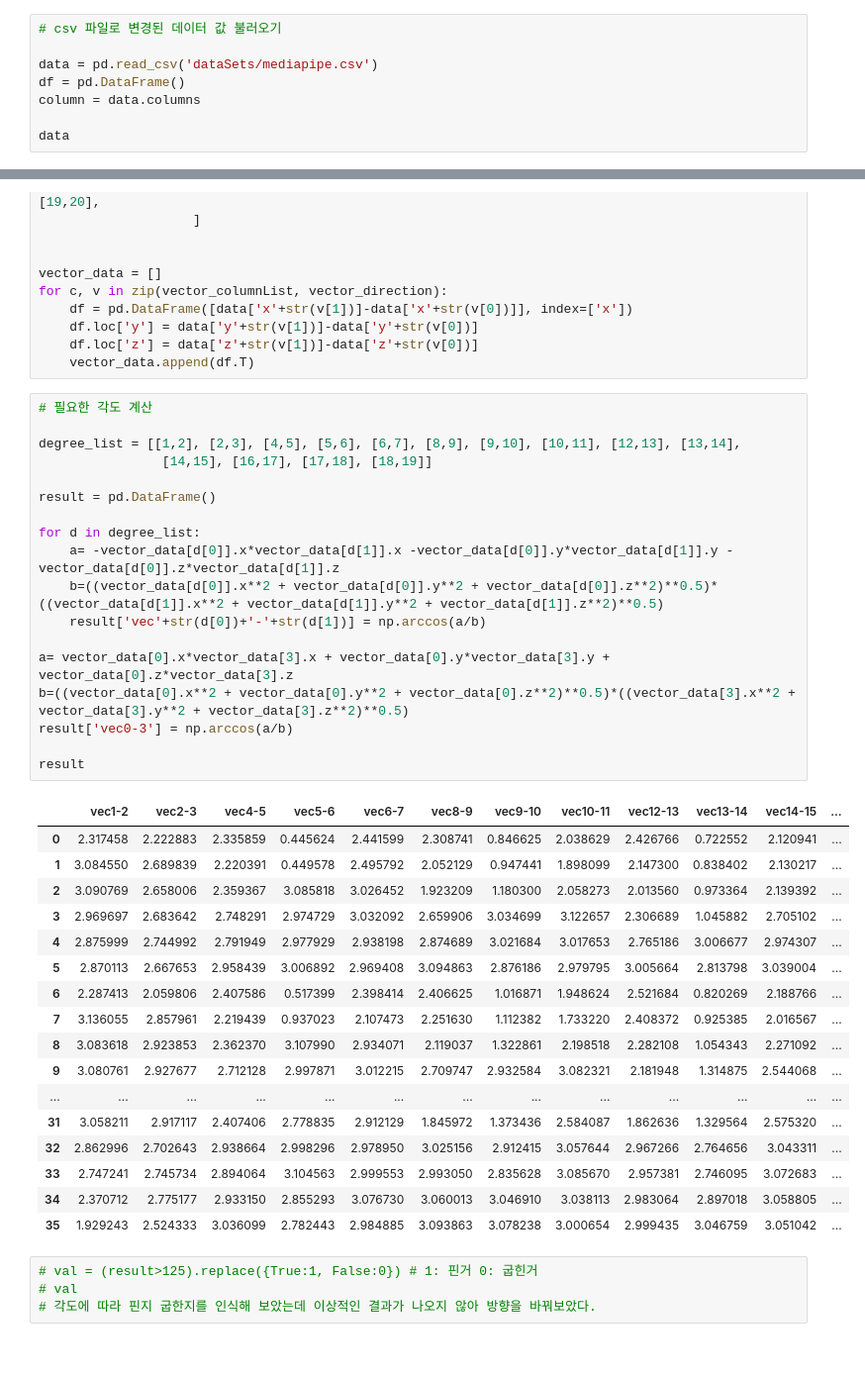
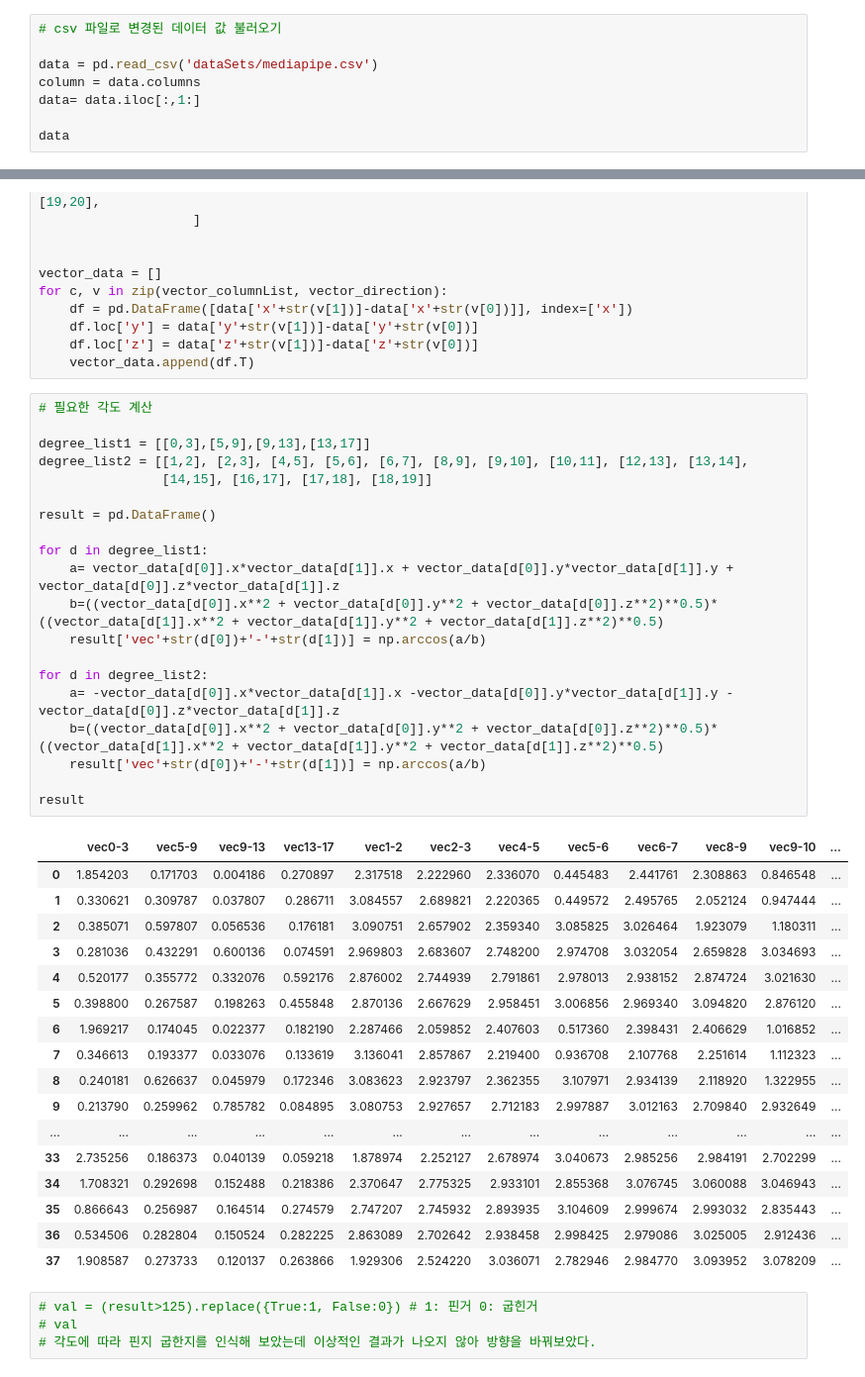
Before and after one commit to devwithpug/RandHand-Chat, a Jupyter notebook: handDetection/static_image/analysis2.ipynb, the cells around one changed output, grey strips where cells are left out. Shown at 99% size. Saved outputs shown, nothing was run; the diff lists cells and outputs as text.

```diff
--- a/handDetection/static_image/analysis2.ipynb
+++ b/handDetection/static_image/analysis2.ipynb
@@ -5,8 +5,8 @@ import pandas as pd
 # csv 파일로 변경된 데이터 값 불러오기
 
 data = pd.read_csv('dataSets/mediapipe.csv')
-df = pd.DataFrame()
 column = data.columns
+data= data.iloc[:,1:]
 
 data
 # %% [output]
@@ -52,39 +52,41 @@ for c, v in zip(vector_columnList, vector_direction):
 # %%
 # 필요한 각도 계산
 
-degree_list = [[1,2], [2,3], [4,5], [5,6], [6,7], [8,9], [9,10], [10,11], [12,13], [13,14],
+degree_list1 = [[0,3],[5,9],[9,13],[13,17]]
+degree_list2 = [[1,2], [2,3], [4,5], [5,6], [6,7], [8,9], [9,10], [10,11], [12,13], [13,14],
                 [14,15], [16,17], [17,18], [18,19]]
 
 result = pd.DataFrame()
 
-for d in degree_list:
+for d in degree_list1:
+    a= vector_data[d[0]].x*vector_data[d[1]].x + vector_data[d[0]].y*vector_data[d[1]].y + vector_data[d[0]].z*vector_data[d[1]].z
+    b=((vector_data[d[0]].x**2 + vector_data[d[0]].y**2 + vector_data[d[0]].z**2)**0.5)*((vector_data[d[1]].x**2 + vector_data[d[1]].y**2 + vector_data[d[1]].z**2)**0.5)
+    result['vec'+str(d[0])+'-'+str(d[1])] = np.arccos(a/b)
+
+for d in degree_list2:
     a= -vector_data[d[0]].x*vector_data[d[1]].x -vector_data[d[0]].y*vector_data[d[1]].y - vector_data[d[0]].z*vector_data[d[1]].z
     b=((vector_data[d[0]].x**2 + vector_data[d[0]].y**2 + vector_data[d[0]].z**2)**0.5)*((vector_data[d[1]].x**2 + vector_data[d[1]].y**2 + vector_data[d[1]].z**2)**0.5)
     result['vec'+str(d[0])+'-'+str(d[1])] = np.arccos(a/b)
 
-a= vector_data[0].x*vector_data[3].x + vector_data[0].y*vector_data[3].y + vector_data[0].z*vector_data[3].z
-b=((vector_data[0].x**2 + vector_data[0].y**2 + vector_data[0].z**2)**0.5)*((vector_data[3].x**2 + vector_data[3].y**2 + vector_data[3].z**2)**0.5)
-result['vec0-3'] = np.arccos(a/b)
-
 result
 # %% [output]
-|  | vec1-2 | vec2-3 | vec4-5 | vec5-6 | vec6-7 | vec8-9 | vec9-10 | vec10-11 | vec12-13 | vec13-14 | vec14-15 | ... |
-| 0 | 2.317458 | 2.222883 | 2.335859 | 0.445624 | 2.441599 | 2.308741 | 0.846625 | 2.038629 | 2.426766 | 0.722552 | 2.120941 | ... |
-| 1 | 3.084550 | 2.689839 | 2.220391 | 0.449578 | 2.495792 | 2.052129 | 0.947441 | 1.898099 | 2.147300 | 0.838402 | 2.130217 | ... |
-| 2 | 3.090769 | 2.658006 | 2.359367 | 3.085818 | 3.026452 | 1.923209 | 1.180300 | 2.058273 | 2.013560 | 0.973364 | 2.139392 | ... |
-| 3 | 2.969697 | 2.683642 | 2.748291 | 2.974729 | 3.032092 | 2.659906 | 3.034699 | 3.122657 | 2.306689 | 1.045882 | 2.705102 | ... |
-| 4 | 2.875999 | 2.744992 | 2.791949 | 2.977929 | 2.938198 | 2.874689 | 3.021684 | 3.017653 | 2.765186 | 3.006677 | 2.974307 | ... |
-| 5 | 2.870113 | 2.667653 | 2.958439 | 3.006892 | 2.969408 | 3.094863 | 2.876186 | 2.979795 | 3.005664 | 2.813798 | 3.039004 | ... |
-| 6 | 2.287413 | 2.059806 | 2.407586 | 0.517399 | 2.398414 | 2.406625 | 1.016871 | 1.948624 | 2.521684 | 0.820269 | 2.188766 | ... |
-| 7 | 3.136055 | 2.857961 | 2.219439 | 0.937023 | 2.107473 | 2.251630 | 1.112382 | 1.733220 | 2.408372 | 0.925385 | 2.016567 | ... |
-| 8 | 3.083618 | 2.923853 | 2.362370 | 3.107990 | 2.934071 | 2.119037 | 1.322861 | 2.198518 | 2.282108 | 1.054343 | 2.271092 | ... |
-| 9 | 3.080761 | 2.927677 | 2.712128 | 2.997871 | 3.012215 | 2.709747 | 2.932584 | 3.082321 | 2.181948 | 1.314875 | 2.544068 | ... |
+|  | vec0-3 | vec5-9 | vec9-13 | vec13-17 | vec1-2 | vec2-3 | vec4-5 | vec5-6 | vec6-7 | vec8-9 | vec9-10 | ... |
+| 0 | 1.854203 | 0.171703 | 0.004186 | 0.270897 | 2.317518 | 2.222960 | 2.336070 | 0.445483 | 2.441761 | 2.308863 | 0.846548 | ... |
+| 1 | 0.330621 | 0.309787 | 0.037807 | 0.286711 | 3.084557 | 2.689821 | 2.220365 | 0.449572 | 2.495765 | 2.052124 | 0.947444 | ... |
+| 2 | 0.385071 | 0.597807 | 0.056536 | 0.176181 | 3.090751 | 2.657902 | 2.359340 | 3.085825 | 3.026464 | 1.923079 | 1.180311 | ... |
+| 3 | 0.281036 | 0.432291 | 0.600136 | 0.074591 | 2.969803 | 2.683607 | 2.748200 | 2.974708 | 3.032054 | 2.659828 | 3.034693 | ... |
+| 4 | 0.520177 | 0.355772 | 0.332076 | 0.592176 | 2.876002 | 2.744939 | 2.791861 | 2.978013 | 2.938152 | 2.874724 | 3.021630 | ... |
+| 5 | 0.398800 | 0.267587 | 0.198263 | 0.455848 | 2.870136 | 2.667629 | 2.958451 | 3.006856 | 2.969340 | 3.094820 | 2.876120 | ... |
+| 6 | 1.969217 | 0.174045 | 0.022377 | 0.182190 | 2.287466 | 2.059852 | 2.407603 | 0.517360 | 2.398431 | 2.406629 | 1.016852 | ... |
+| 7 | 0.346613 | 0.193377 | 0.033076 | 0.133619 | 3.136041 | 2.857867 | 2.219400 | 0.936708 | 2.107768 | 2.251614 | 1.112323 | ... |
+| 8 | 0.240181 | 0.626637 | 0.045979 | 0.172346 | 3.083623 | 2.923797 | 2.362355 | 3.107971 | 2.934139 | 2.118920 | 1.322955 | ... |
+| 9 | 0.213790 | 0.259962 | 0.785782 | 0.084895 | 3.080753 | 2.927657 | 2.712183 | 2.997887 | 3.012163 | 2.709840 | 2.932649 | ... |
 | ... | ... | ... | ... | ... | ... | ... | ... | ... | ... | ... | ... | ... |
-| 31 | 3.058211 | 2.917117 | 2.407406 | 2.778835 | 2.912129 | 1.845972 | 1.373436 | 2.584087 | 1.862636 | 1.329564 | 2.575320 | ... |
-| 32 | 2.862996 | 2.702643 | 2.938664 | 2.998296 | 2.978950 | 3.025156 | 2.912415 | 3.057644 | 2.967266 | 2.764656 | 3.043311 | ... |
-| 33 | 2.747241 | 2.745734 | 2.894064 | 3.104563 | 2.999553 | 2.993050 | 2.835628 | 3.085670 | 2.957381 | 2.746095 | 3.072683 | ... |
-| 34 | 2.370712 | 2.775177 | 2.933150 | 2.855293 | 3.076730 | 3.060013 | 3.046910 | 3.038113 | 2.983064 | 2.897018 | 3.058805 | ... |
-| 35 | 1.929243 | 2.524333 | 3.036099 | 2.782443 | 2.984885 | 3.093863 | 3.078238 | 3.000654 | 2.999435 | 3.046759 | 3.051042 | ... |
+| 33 | 2.735256 | 0.186373 | 0.040139 | 0.059218 | 1.878974 | 2.252127 | 2.678974 | 3.040673 | 2.985256 | 2.984191 | 2.702299 | ... |
+| 34 | 1.708321 | 0.292698 | 0.152488 | 0.218386 | 2.370647 | 2.775325 | 2.933101 | 2.855368 | 3.076745 | 3.060088 | 3.046943 | ... |
+| 35 | 0.866643 | 0.256987 | 0.164514 | 0.274579 | 2.747207 | 2.745932 | 2.893935 | 3.104609 | 2.999674 | 2.993032 | 2.835443 | ... |
+| 36 | 0.534506 | 0.282804 | 0.150524 | 0.282225 | 2.863089 | 2.702642 | 2.938458 | 2.998425 | 2.979086 | 3.025005 | 2.912436 | ... |
+| 37 | 1.908587 | 0.273733 | 0.120137 | 0.263866 | 1.929306 | 2.524220 | 3.036071 | 2.782946 | 2.984770 | 3.093952 | 3.078209 | ... |
 # %%
 # val = (result>125).replace({True:1, False:0}) # 1: 핀거 0: 굽힌거
 # val
```
Also changed, not shown: parts of 5 cells of this notebook, 2 other files.
